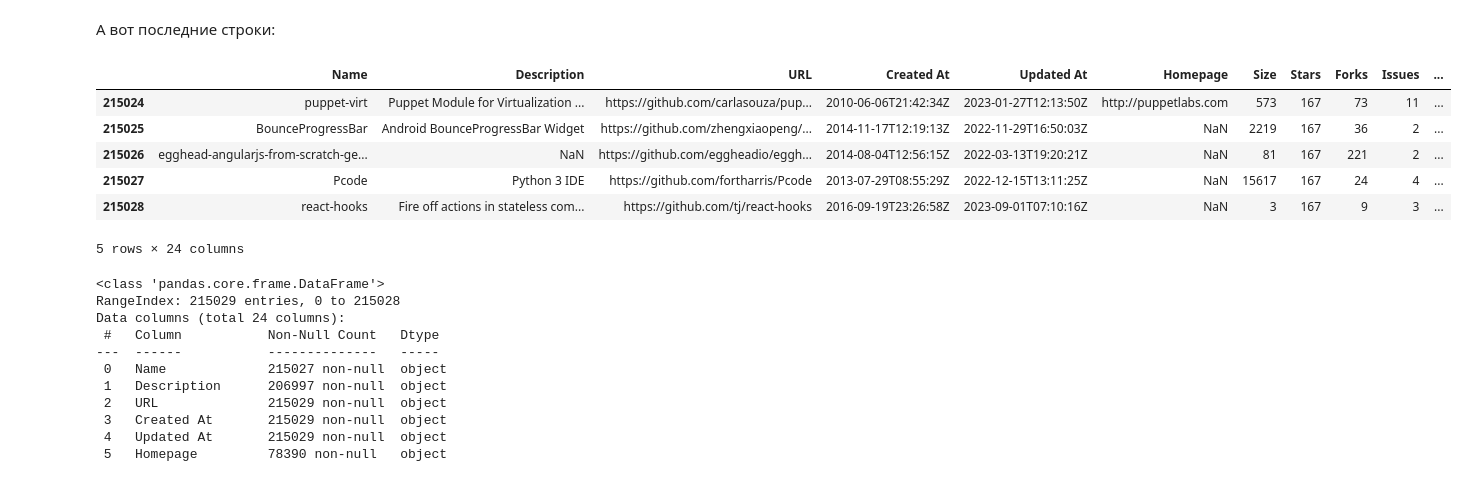
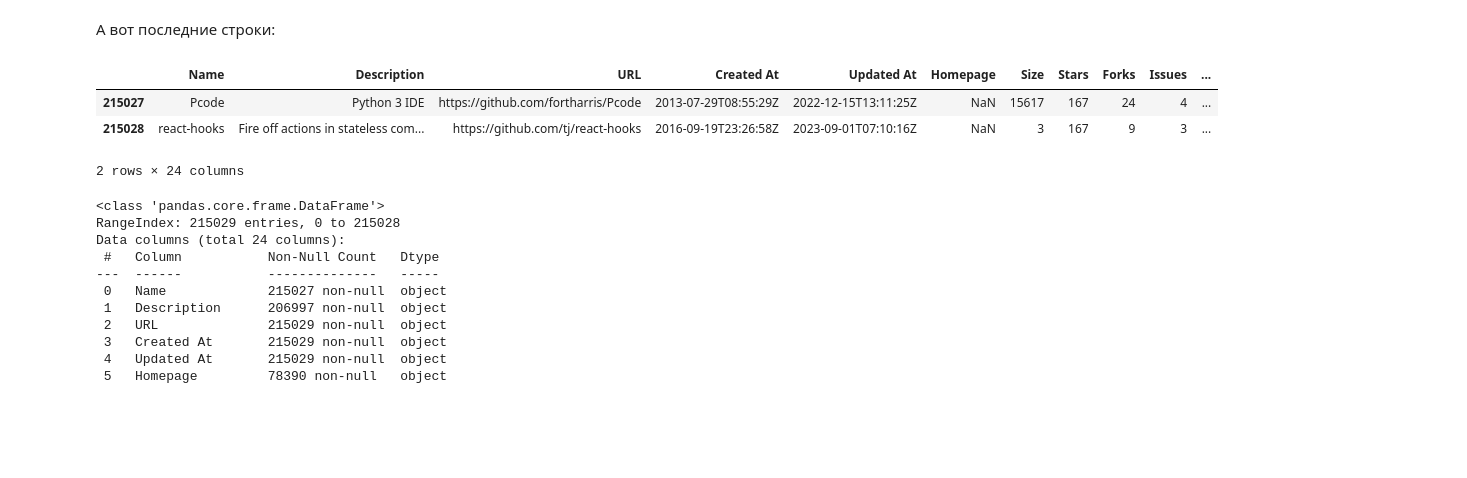
Before and after one commit to AndreyBugrov/MachineLearningCourse, a Jupyter notebook: github_repositories.ipynb, the cells around one changed output. Cells and saved outputs as stored; diff of their text form; code cells hidden in the pictures; blank space fills up the shorter version.

```diff
--- a/github_repositories.ipynb
+++ b/github_repositories.ipynb
@@ -175,15 +115,12 @@ Name: Language, dtype: float64
 # %% [markdown]
 А вот последние строки:
 # %%
-data_raw.tail()
+data_raw.tail(2)
 # %% [output]
 |  | Name | Description | URL | Created At | Updated At | Homepage | Size | Stars | Forks | Issues | ... |
-| 215024 | puppet-virt | Puppet Module for Virtualization ... | https://github.com/carlasouza/pup... | 2010-06-06T21:42:34Z | 2023-01-27T12:13:50Z | http://puppetlabs.com | 573 | 167 | 73 | 11 | ... |
-| 215025 | BounceProgressBar | Android BounceProgressBar Widget | https://github.com/zhengxiaopeng/... | 2014-11-17T12:19:13Z | 2022-11-29T16:50:03Z | NaN | 2219 | 167 | 36 | 2 | ... |
-| 215026 | egghead-angularjs-from-scratch-ge... | NaN | https://github.com/eggheadio/eggh... | 2014-08-04T12:56:15Z | 2022-03-13T19:20:21Z | NaN | 81 | 167 | 221 | 2 | ... |
 | 215027 | Pcode | Python 3 IDE | https://github.com/fortharris/Pcode | 2013-07-29T08:55:29Z | 2022-12-15T13:11:25Z | NaN | 15617 | 167 | 24 | 4 | ... |
 | 215028 | react-hooks | Fire off actions in stateless com... | https://github.com/tj/react-hooks | 2016-09-19T23:26:58Z | 2023-09-01T07:10:16Z | NaN | 3 | 167 | 9 | 3 | ... |
-5 rows × 24 columns
+2 rows × 24 columns
 # %%
 data_raw.info()
 # %% [output]
```
Also changed, not shown: parts of 43 cells of this notebook.
